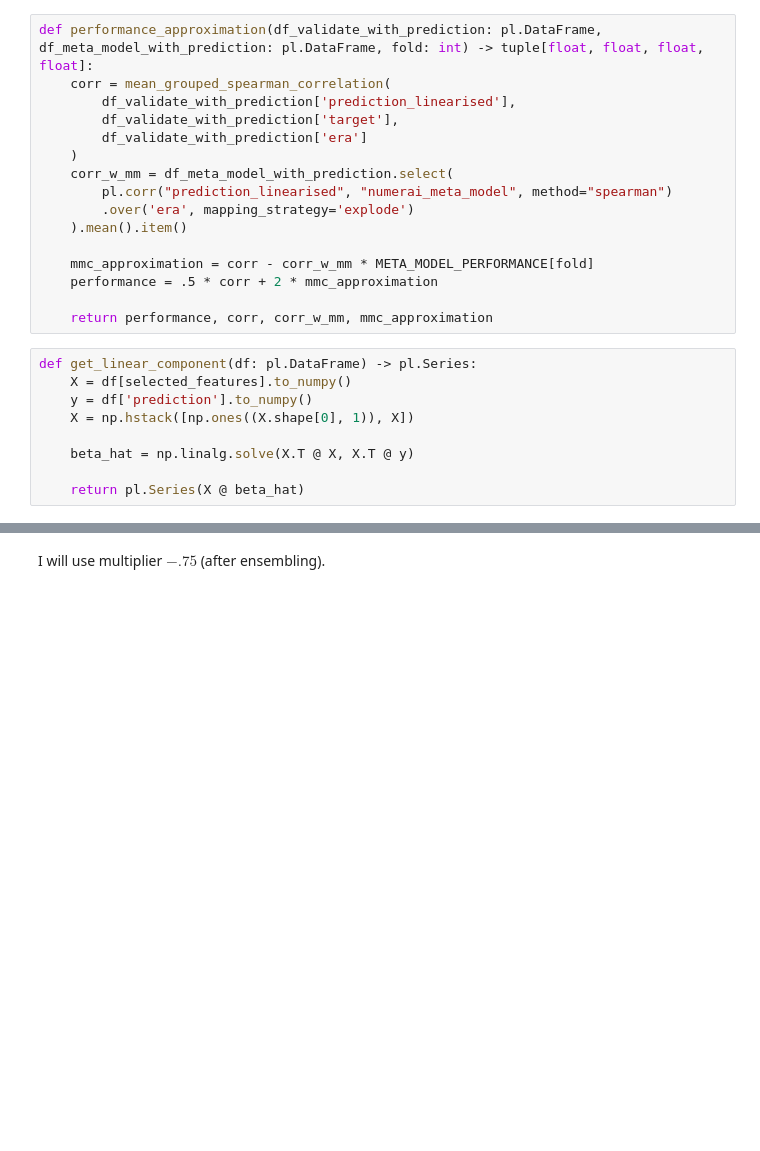
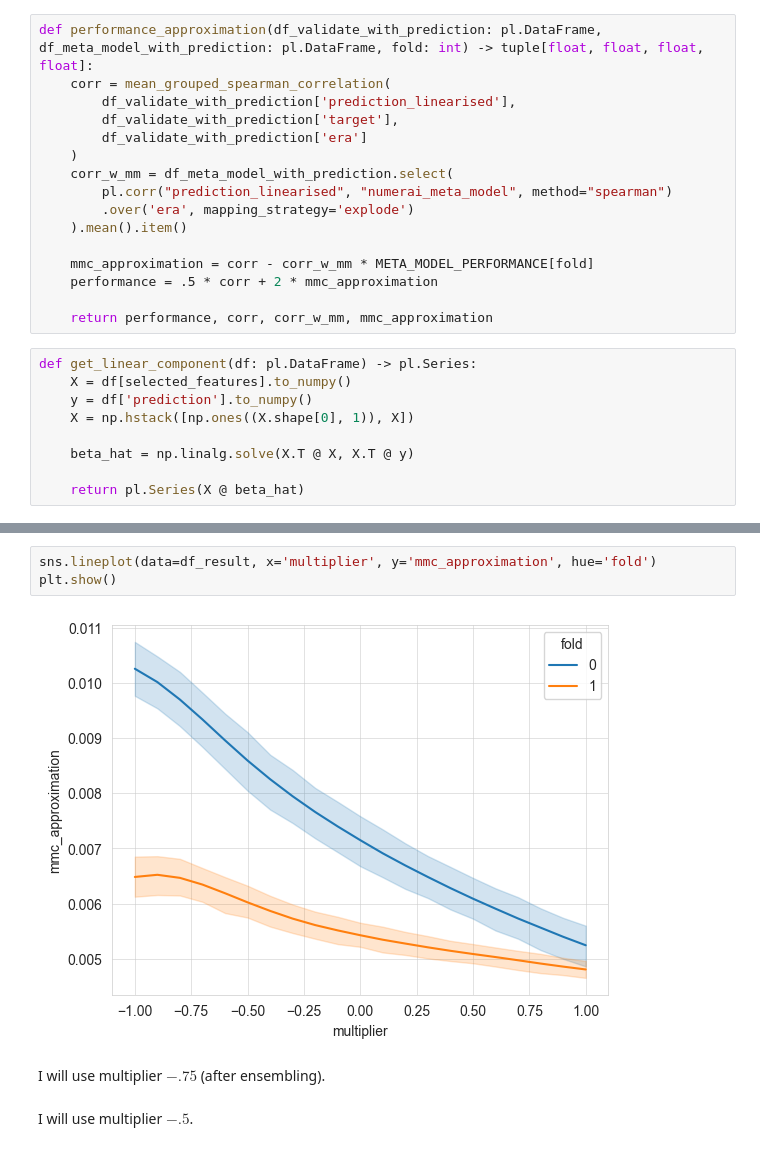
Before and after one commit to jonas-send-ds/nmr, a Jupyter notebook: src/notebooks/test_feature_neutralisation.ipynb, the cells around one changed output, grey strips where cells are left out. Saved outputs shown, nothing was run; the diff lists cells and outputs as text; blank space fills up the shorter version.

```diff
--- a/src/notebooks/test_feature_neutralisation.ipynb
+++ b/src/notebooks/test_feature_neutralisation.ipynb
@@ -168,2 +150,9 @@ plt.show()
+# %%
+sns.lineplot(data=df_result, x='multiplier', y='mmc_approximation', hue='fold')
+plt.show()
+# %% [output]
+[figure, added]
 # %% [markdown]
 I will use multiplier $-.75$ (after ensembling).
+# %% [markdown]
+I will use multiplier $-.5$.
```
Also changed, not shown: parts of 5 cells of this notebook.
